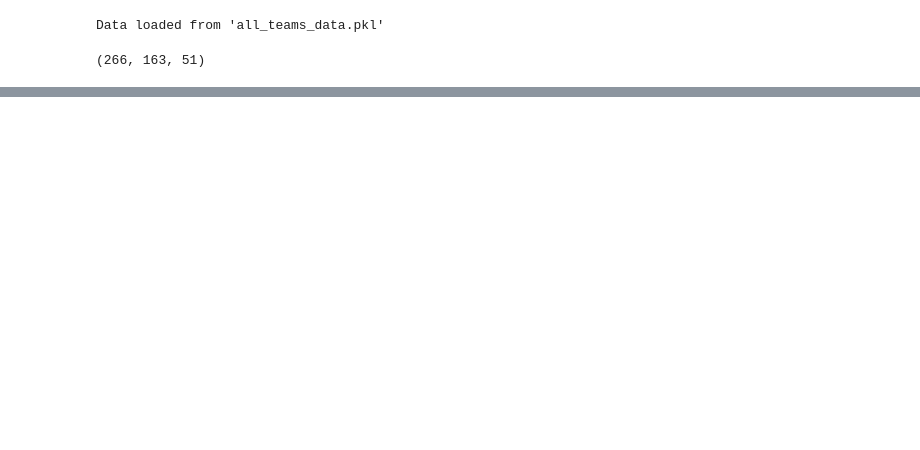
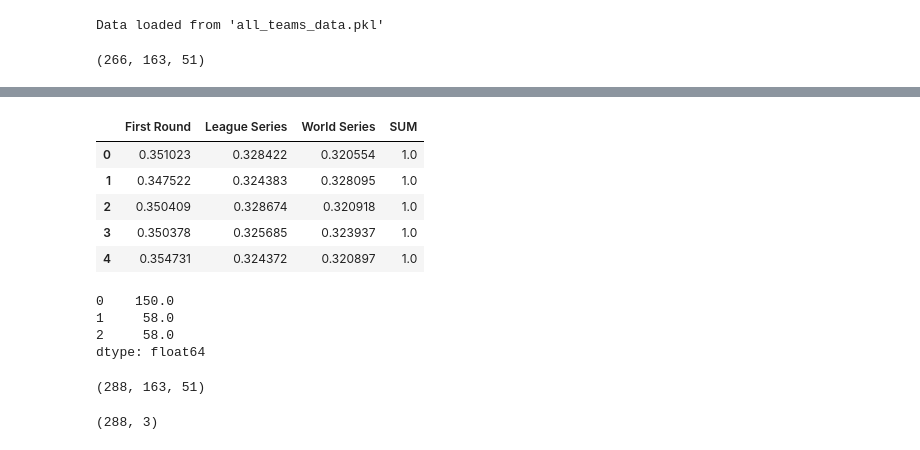
Before and after one commit to brandonskeele/baseball-postseason, a Jupyter notebook: team-model.ipynb, the cells around one changed output, grey strips where cells are left out. Drawn from its saved outputs; the diff is of its cells as text; code cells hidden in the pictures; blank space fills up the shorter version.

Commit message:
Created predictions from both a team model and a player model. The predictions are combined in a final model.

```diff
--- a/team-model.ipynb
+++ b/team-model.ipynb
@@ -87,10 +117,11 @@ Model: "sequential_25"
 # %%
-optimizer = Adam(learning_rate=0.0000001, clipvalue=1.0)
+optimizer = Adam(learning_rate=0.00001, clipvalue=1.0)
+early_stopping = EarlyStopping(monitor='accuracy', patience=10, restore_best_weights=True)
 
 team_model.compile(optimizer=optimizer,
                    loss='categorical_crossentropy',
                    metrics=['accuracy'])
 # %%
-team_model.fit(X_train, y_train, batch_size=32, epochs=10)
+team_model.fit(X_resampled, y_resampled, batch_size=2, epochs=10, validation_data=(X_val, y_val), callbacks=early_stopping)
 # %% [output]
 Epoch 1/10
@@ -121,0 +167,7 @@ team_model.evaluate(X_test, y_test)
+# %%
+team_predictions = team_model.predict(X_test)
+team_predictions = pd.DataFrame(team_predictions)
+team_predictions.columns = categories
+
+y_test_temp = pd.DataFrame(y_test)
+y_test_temp.columns = categories
@@ -121,0 +194,30 @@ team_model.evaluate(X_test, y_test)
+# %%
+if map:
+    team_predictions['SUM'] = team_predictions['First Round'] + team_predictions['League Series'] + team_predictions['World Series']
+else:
+    team_predictions['SUM'] = team_predictions['C'] + team_predictions['DS'] + team_predictions['LS'] + team_predictions['WC'] + team_predictions['WS']
+# %%
+team_predictions.head()
+# %% [output]
+|  | First Round | League Series | World Series | SUM |
+| 0 | 0.351023 | 0.328422 | 0.320554 | 1.0 |
+| 1 | 0.347522 | 0.324383 | 0.328095 | 1.0 |
+| 2 | 0.350409 | 0.328674 | 0.320918 | 1.0 |
+| 3 | 0.350378 | 0.325685 | 0.323937 | 1.0 |
+| 4 | 0.354731 | 0.324372 | 0.320897 | 1.0 |
+# %%
+y_all_temp = pd.DataFrame(y_all)
+y_all_temp.sum()
+# %% [output]
+0    150.0
+1     58.0
+2     58.0
+dtype: float64
+# %%
+X_resampled.shape
+# %% [output]
+(288, 163, 51)
+# %%
+y_resampled.shape
+# %% [output]
+(288, 3)
```
Also changed, not shown: parts of 15 cells of this notebook, 7 other files.
